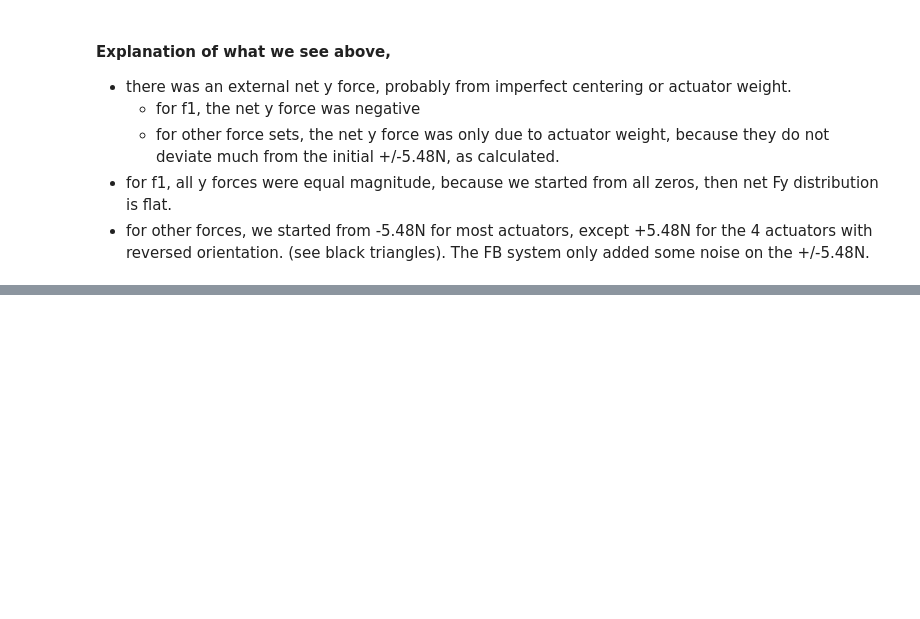
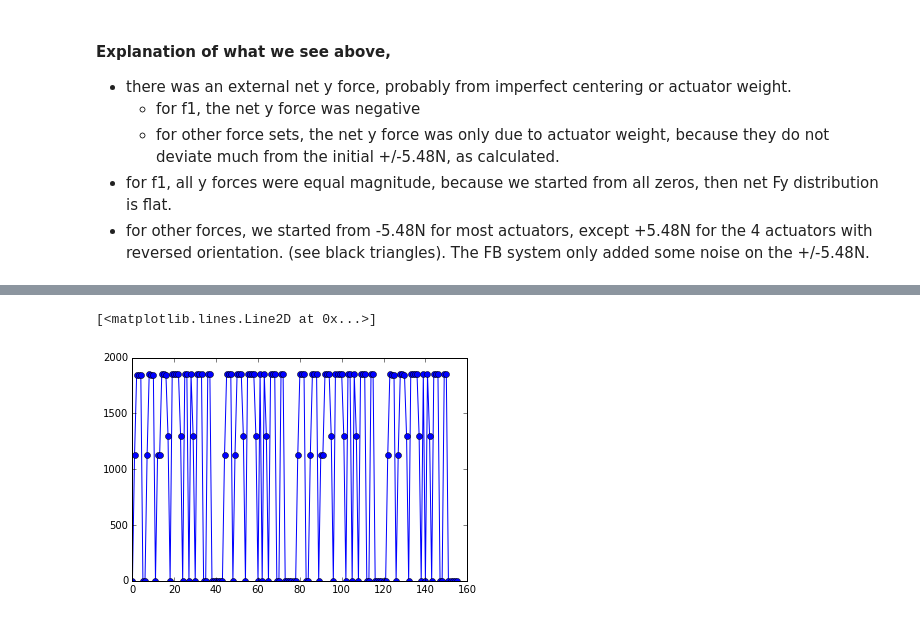
Before and after one commit to bxin/M1M3_ML, a Jupyter notebook: finalLUT.ipynb, the cells around one changed output, grey strips where cells are left out. Cells and saved outputs as stored; diff of their text form; code cells hidden in the pictures; blank space fills up the shorter version.

```diff
--- a/finalLUT.ipynb
+++ b/finalLUT.ipynb
@@ -263,0 +378,4 @@ pd.DataFrame(fLUT).to_csv("data/finalLUT.csv", header=None, index=None)
+# %%
+with open('data/fxfyfzDAAs.yaml', "r") as yamlFile:
+    aa = yaml.safe_load(yamlFile)
+FDAA = np.array(aa)
@@ -263,0 +389,18 @@ pd.DataFrame(fLUT).to_csv("data/finalLUT.csv", header=None, index=None)
+# %%
+FG = np.zeros(FDAA.shape)
+FG[0,:,:] = (fb0+fc0+fd0)/3 #for theta_z = 0, averge the initial forces
+FG[0,:,1:] -= FDAA[0,:,1:]  #for theta_z = 0, subtract forces due to DAA weights [leave actIDs alone]
+FG[0,:,1:] += (fbfb[:,1:] + fcfb[:,1:] + fdfb[:, 1:])/3
+# %%
+# get horizon forces (based on FEA so far)
+aa= pd.read_csv('data/horizonFTot.csv',header=None)
+aa = np.array(aa)
+FG[-1,:,0] = aa[:,0] #act ID
+FG[-1,:,2] = aa[:,1] #y force
+FG[-1,:,3] = aa[:,2] #z force
+#Yes, these y-forces only take a few discrete values. They came from Ed Hileman
+# The reason is that we decided not to use the y-forces for any surface optimization.
+plt.plot(aa[:,1],'-o')
+# %% [output]
+[<matplotlib.lines.Line2D at 0x...>]
+[figure, added]
```
Also changed, not shown: parts of 27 cells of this notebook, 8 other files.
